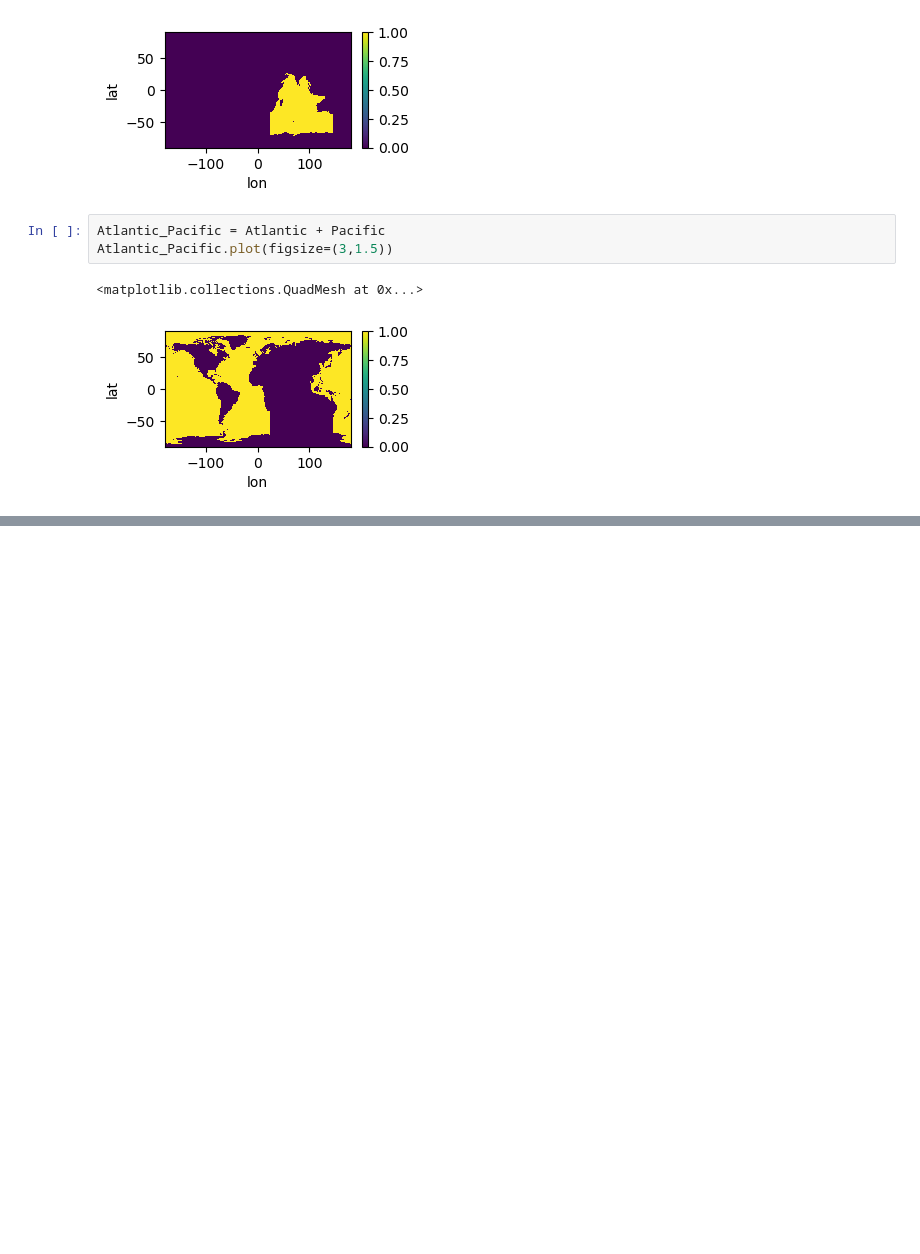
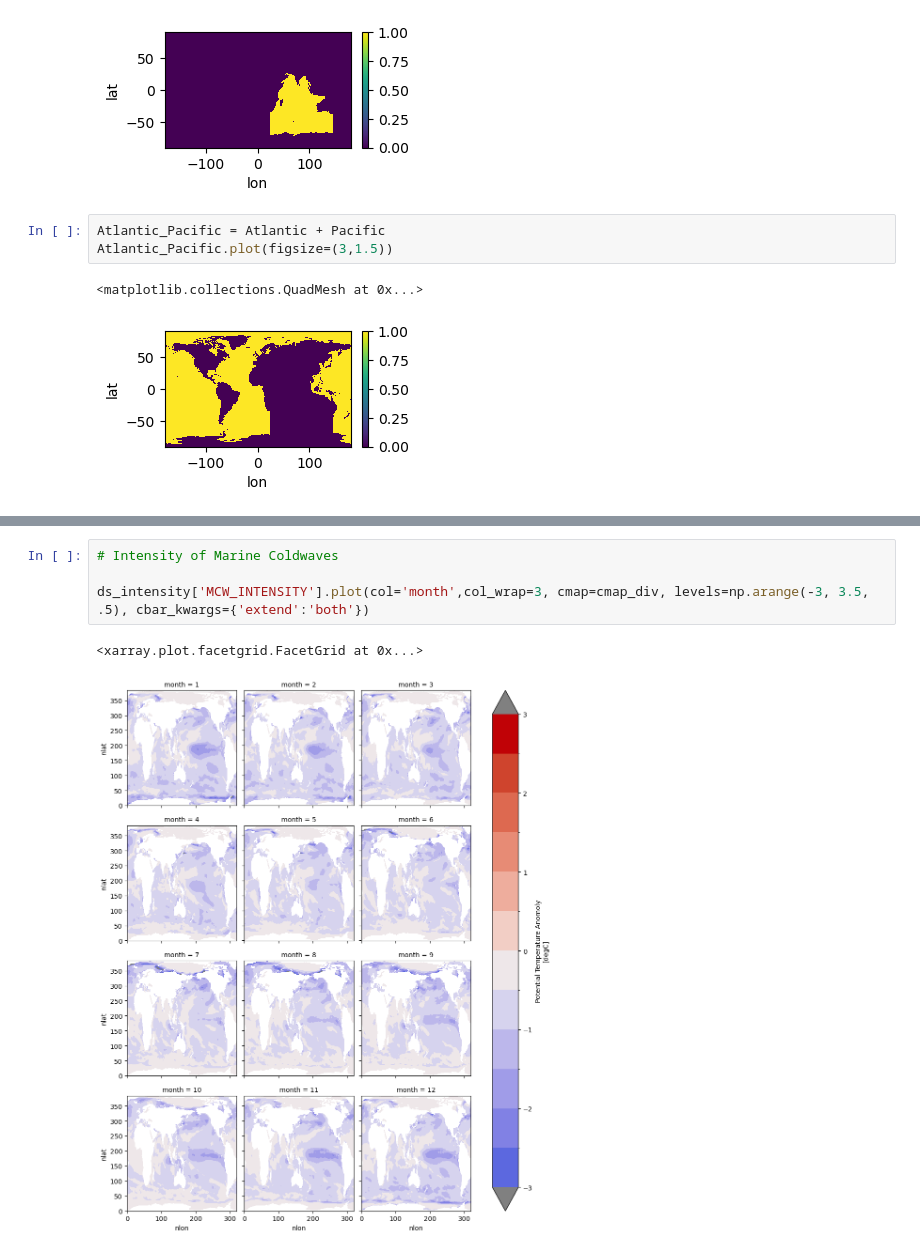
Before and after one commit to kristenkrumhardt/INDEX-BGC, a Jupyter notebook: heatwaves/heatwaves_monthly_obs.ipynb, the cells around one changed output, grey strips where cells are left out. Drawn from its saved outputs; the diff is of its cells as text; blank space fills up the shorter version.

```diff
--- a/heatwaves/heatwaves_monthly_obs.ipynb
+++ b/heatwaves/heatwaves_monthly_obs.ipynb
@@ -110,0 +217,7 @@ Atlantic_Pacific.plot(figsize=(3,1.5))
+# %%
+# Intensity of Marine Coldwaves
+
+ds_intensity['MCW_INTENSITY'].plot(col='month',col_wrap=3, cmap=cmap_div, levels=np.arange(-3, 3.5, .5), cbar_kwargs={'extend':'both'})
+# %% [output]
+<xarray.plot.facetgrid.FacetGrid at 0x...>
+[figure, added]
```
Also changed, not shown: parts of 11 cells of this notebook, 1 other file.
